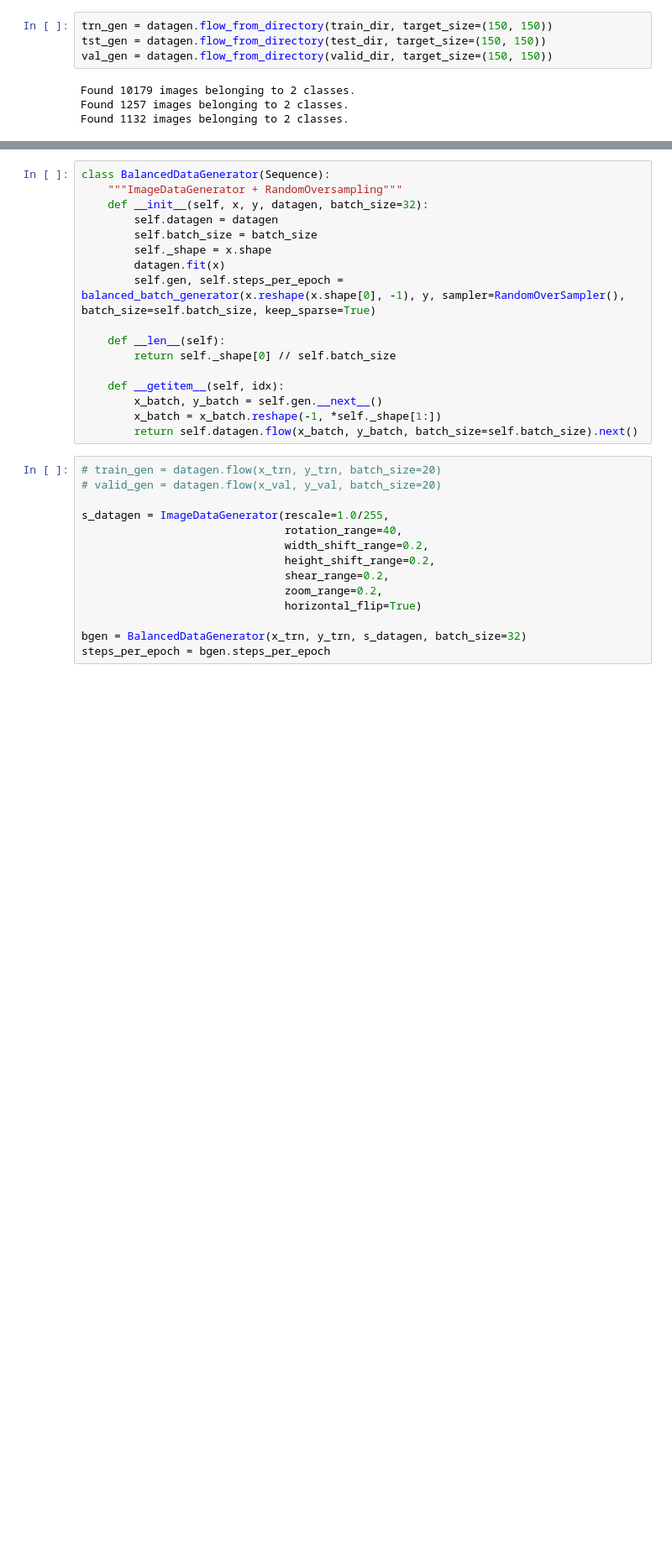
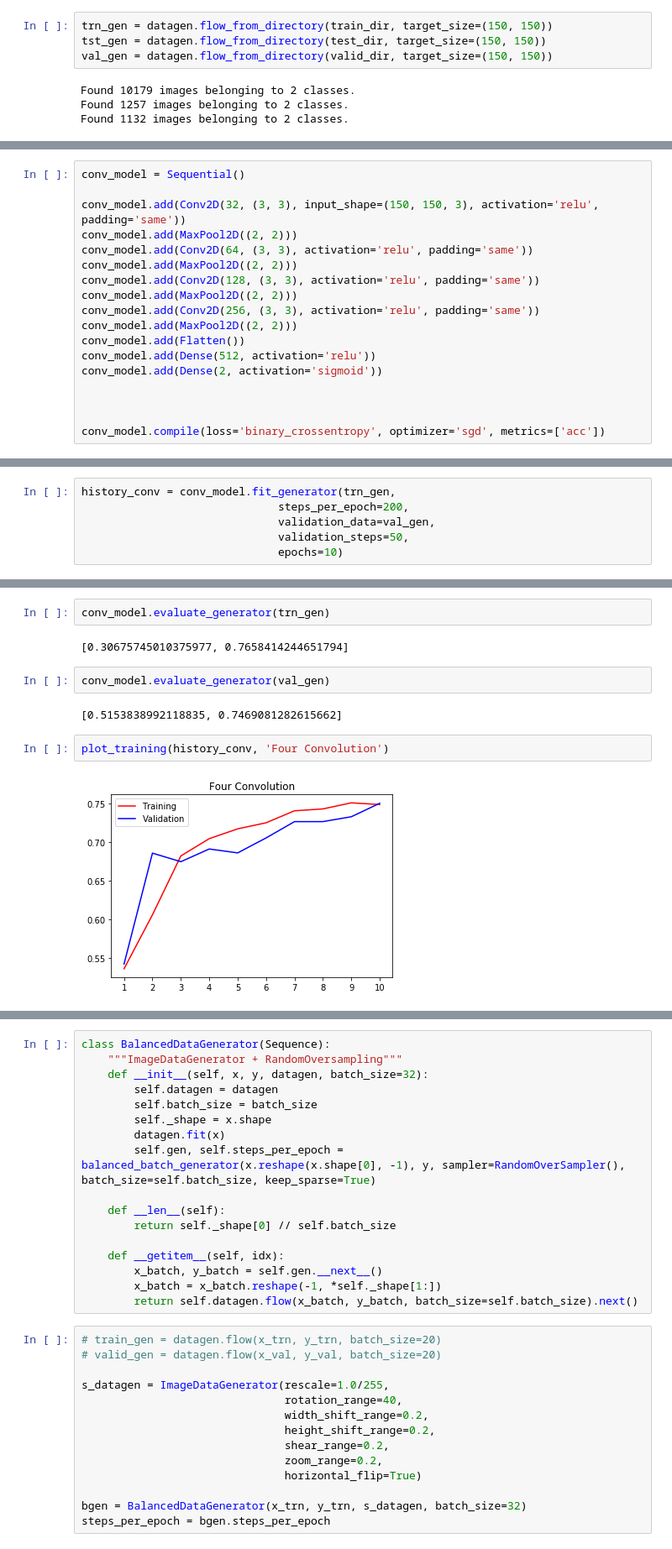
Before and after one commit to carlosezmz/Steel-Defects-Classification, a Jupyter notebook: Experimental.ipynb, the cells around one changed output, grey strips where cells are left out. Shown at 84% size. Cells and saved outputs as stored; diff of their text form; blank space fills up the shorter version.

```diff
--- a/Experimental.ipynb
+++ b/Experimental.ipynb
@@ -323,0 +388,18 @@ Epoch 4/10
+# %%
+conv_model = Sequential()
+
+conv_model.add(Conv2D(32, (3, 3), input_shape=(150, 150, 3), activation='relu', padding='same'))
+conv_model.add(MaxPool2D((2, 2)))
+conv_model.add(Conv2D(64, (3, 3), activation='relu', padding='same'))
+conv_model.add(MaxPool2D((2, 2)))
+conv_model.add(Conv2D(128, (3, 3), activation='relu', padding='same'))
+conv_model.add(MaxPool2D((2, 2)))
+conv_model.add(Conv2D(256, (3, 3), activation='relu', padding='same'))
+conv_model.add(MaxPool2D((2, 2)))
+conv_model.add(Flatten())
+conv_model.add(Dense(512, activation='relu'))
+conv_model.add(Dense(2, activation='sigmoid'))
+
+
+
+conv_model.compile(loss='binary_crossentropy', optimizer='sgd', metrics=['acc'])
@@ -323,0 +426,6 @@ Epoch 4/10
+# %%
+history_conv = conv_model.fit_generator(trn_gen,
+                              steps_per_epoch=200,
+                              validation_data=val_gen,
+                              validation_steps=50,
+                              epochs=10)
@@ -323,0 +453,12 @@ Epoch 4/10
+# %%
+conv_model.evaluate_generator(trn_gen)
+# %% [output]
+[0.30675745010375977, 0.7658414244651794]
+# %%
+conv_model.evaluate_generator(val_gen)
+# %% [output]
+[0.5153838992118835, 0.7469081282615662]
+# %%
+plot_training(history_conv, 'Four Convolution')
+# %% [output]
+[figure, added]
```
Also changed, not shown: parts of 23 cells of this notebook, 5 other files.
